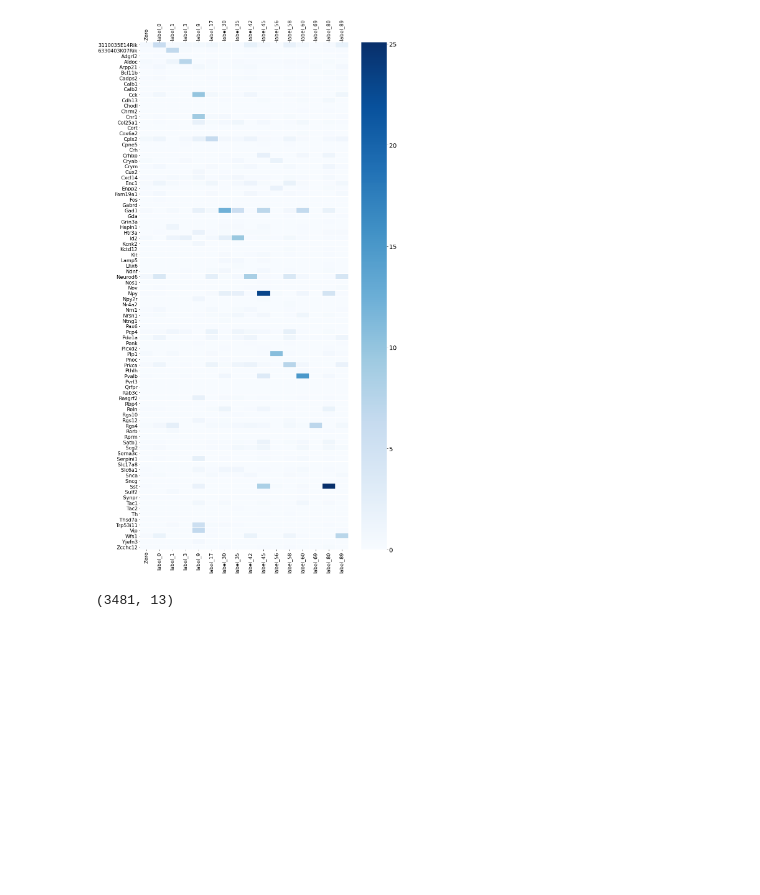
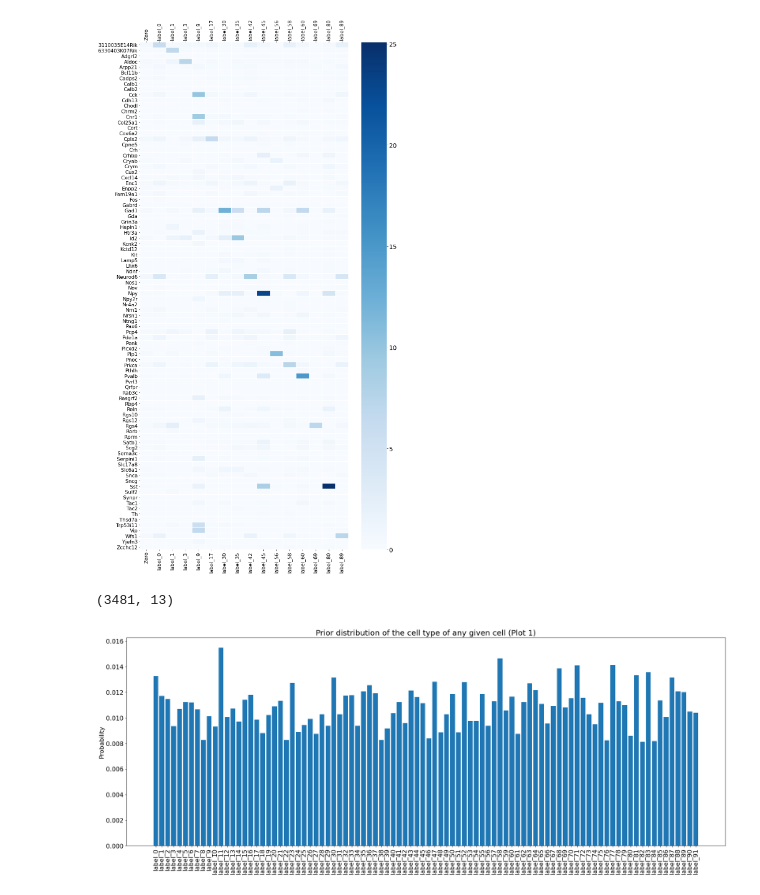
Before and after one commit to acycliq/ca1_no_single_cell_data, a Jupyter notebook: dashboard/data/summary.ipynb, the cells around one changed output. Cells and saved outputs as stored; diff of their text form; code cells hidden in the pictures; blank space fills up the shorter version.

```diff
--- a/dashboard/data/summary.ipynb
+++ b/dashboard/data/summary.ipynb
@@ -78,0 +81,22 @@ cellData.shape
+# %%
+np.random.seed(2021)
+nC = 3482
+K = 92
+rd = np.random.dirichlet([nC / K] * K)
+# class_prior = np.append(0.5 * rd, 0.5)
+class_prior = rd
+class_labels = ['label_'+str(i) for i in range(K)]
+# class_labels.append('Zero')
+# %%
+fig, ax = plt.subplots(figsize=(28,10))
+
+plt.bar(range(len(class_labels)), list(class_prior), tick_label=class_labels)
+
+plt.title('Prior distribution of the cell type of any given cell (Plot 1)',  fontsize=20)
+plt.ylabel('Probability', fontsize=16)
+ax.set_xticklabels(class_labels, rotation = 'vertical', fontsize=16)
+ax.tick_params(axis='both', which='major', labelsize=16)
+ax.tick_params(axis='both', which='minor', labelsize=2)
+plt.savefig('cell_type_prior_1.png', bbox_inches = 'tight')
+# %% [output]
+[figure, added]
```
Also changed, not shown: parts of 1 cell of this notebook.
